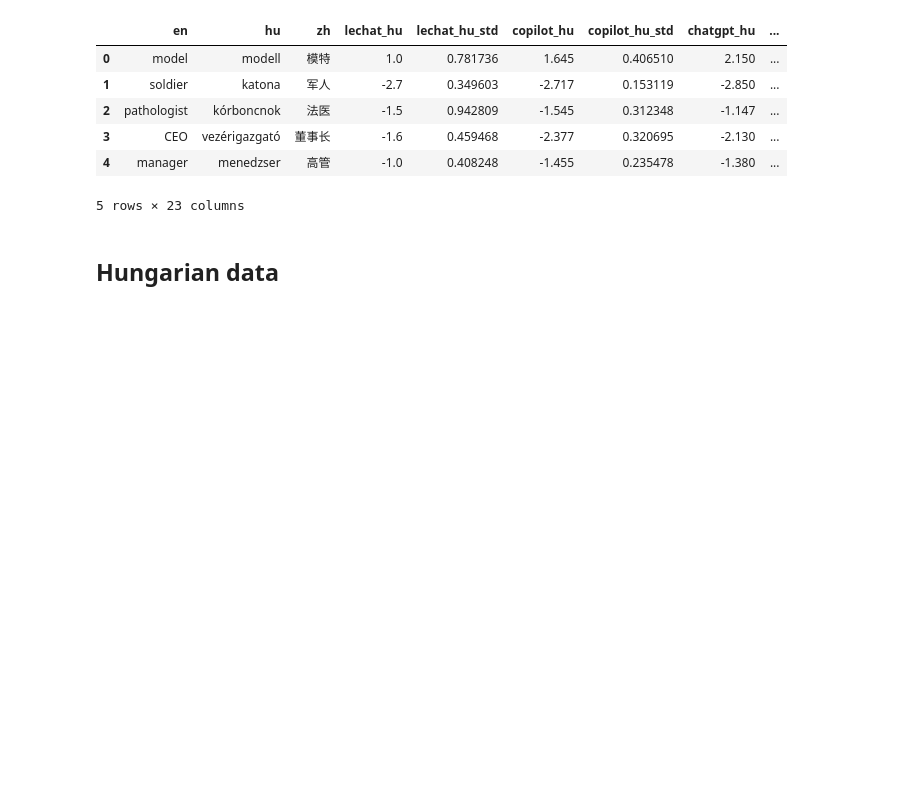
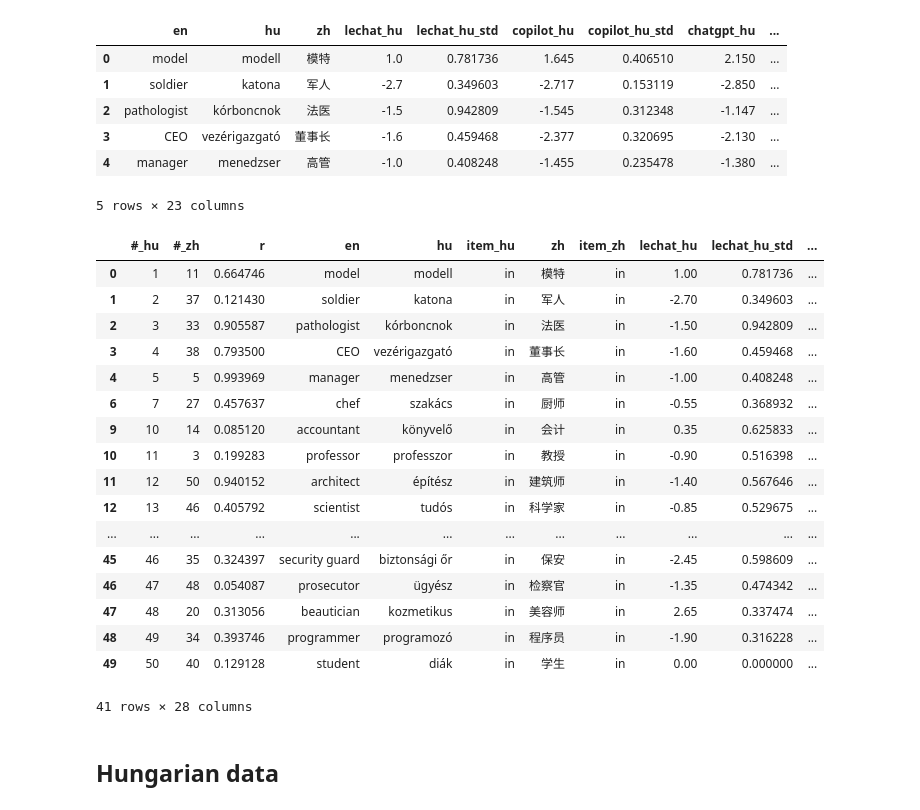
Before and after one commit to partigabor/occupational-gender-bias, a Jupyter notebook: main.ipynb, the cells around one changed output. Drawn from its saved outputs; the diff is of its cells as text; code cells hidden in the pictures; blank space fills up the shorter version.

```diff
--- a/main.ipynb
+++ b/main.ipynb
@@ -41,6 +41,7 @@ chinese_color_scale=["white", chinese_color]
 # %%
 # Read files
 occupations = pd.read_excel('occupations.xlsx')
+occupations_for_clmm = occupations.copy()
 
 # Remove r column
 occupations = occupations.drop(columns=['r', '#_hu', '#_zh', 'item_hu', 'item_zh'])
@@ -53,6 +54,31 @@ occupations.head()
 | 3 | CEO | vezérigazgató | 董事长 | -1.6 | 0.459468 | -2.377 | 0.320695 | -2.130 | ... |
 | 4 | manager | menedzser | 高管 | -1.0 | 0.408248 | -1.455 | 0.235478 | -1.380 | ... |
 5 rows × 23 columns
+# %%
+# Remove rows where both item_hu AND item_zh are NOT 'in'
+occupations_for_clmm = occupations_for_clmm[(occupations_for_clmm['item_hu'] == 'in') & (occupations_for_clmm['item_zh'] == 'in')]
+
+# Count rows
+occupations_for_clmm
+# %% [output]
+|  | #_hu | #_zh | r | en | hu | item_hu | zh | item_zh | lechat_hu | lechat_hu_std | ... |
+| 0 | 1 | 11 | 0.664746 | model | modell | in | 模特 | in | 1.00 | 0.781736 | ... |
+| 1 | 2 | 37 | 0.121430 | soldier | katona | in | 军人 | in | -2.70 | 0.349603 | ... |
+| 2 | 3 | 33 | 0.905587 | pathologist | kórboncnok | in | 法医 | in | -1.50 | 0.942809 | ... |
+| 3 | 4 | 38 | 0.793500 | CEO | vezérigazgató | in | 董事长 | in | -1.60 | 0.459468 | ... |
+| 4 | 5 | 5 | 0.993969 | manager | menedzser | in | 高管 | in | -1.00 | 0.408248 | ... |
+| 6 | 7 | 27 | 0.457637 | chef | szakács | in | 厨师 | in | -0.55 | 0.368932 | ... |
+| 9 | 10 | 14 | 0.085120 | accountant | könyvelő | in | 会计 | in | 0.35 | 0.625833 | ... |
+| 10 | 11 | 3 | 0.199283 | professor | professzor | in | 教授 | in | -0.90 | 0.516398 | ... |
+| 11 | 12 | 50 | 0.940152 | architect | építész | in | 建筑师 | in | -1.40 | 0.567646 | ... |
+| 12 | 13 | 46 | 0.405792 | scientist | tudós | in | 科学家 | in | -0.85 | 0.529675 | ... |
+| ... | ... | ... | ... | ... | ... | ... | ... | ... | ... | ... | ... |
+| 45 | 46 | 35 | 0.324397 | security guard | biztonsági őr | in | 保安 | in | -2.45 | 0.598609 | ... |
+| 46 | 47 | 48 | 0.054087 | prosecutor | ügyész | in | 检察官 | in | -1.35 | 0.474342 | ... |
+| 47 | 48 | 20 | 0.313056 | beautician | kozmetikus | in | 美容师 | in | 2.65 | 0.337474 | ... |
+| 48 | 49 | 34 | 0.393746 | programmer | programozó | in | 程序员 | in | -1.90 | 0.316228 | ... |
+| 49 | 50 | 40 | 0.129128 | student | diák | in | 学生 | in | 0.00 | 0.000000 | ... |
+41 rows × 28 columns
 # %% [markdown]
 ## Hungarian data
 # %%
```
Also changed, not shown: parts of 19 cells of this notebook, 27 other files.
